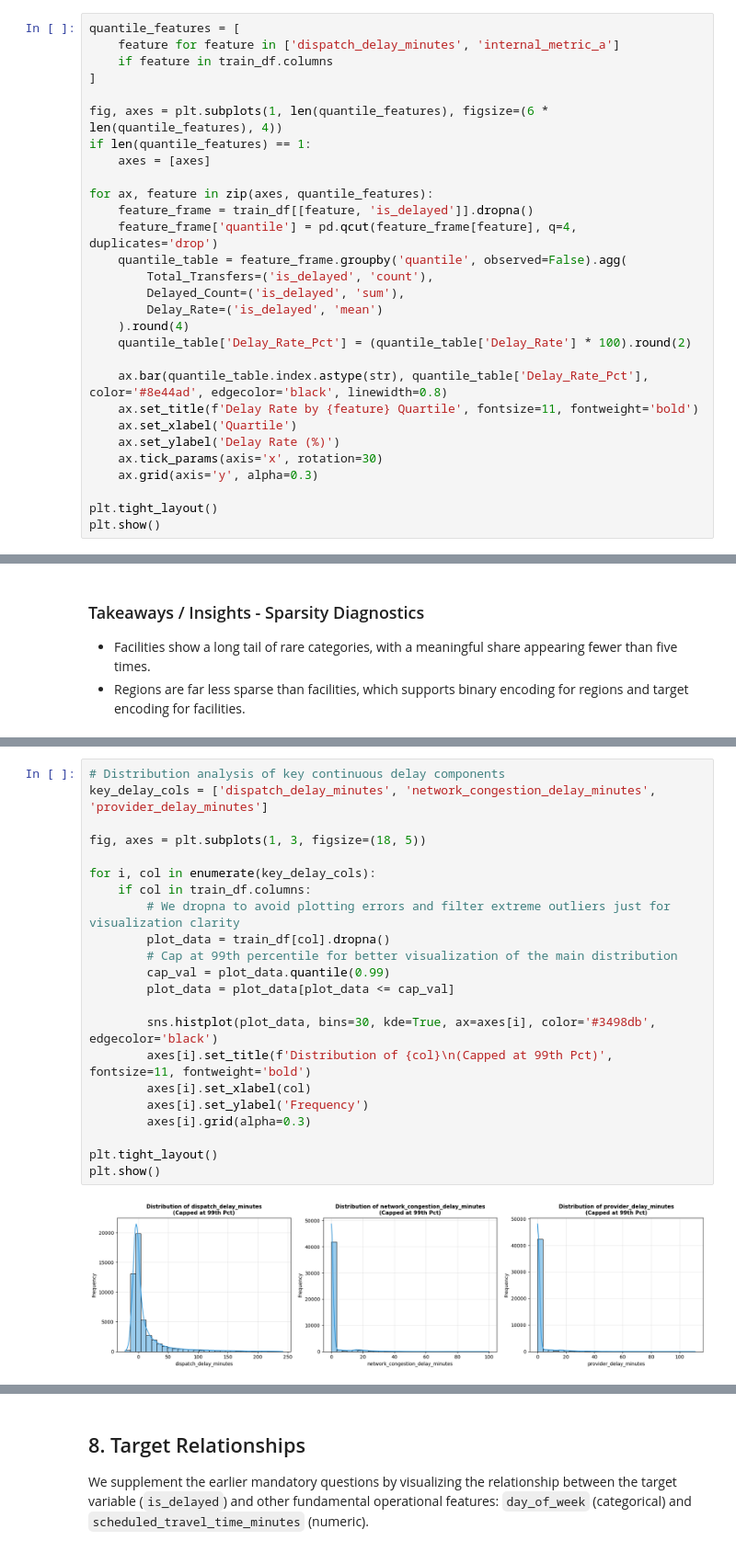
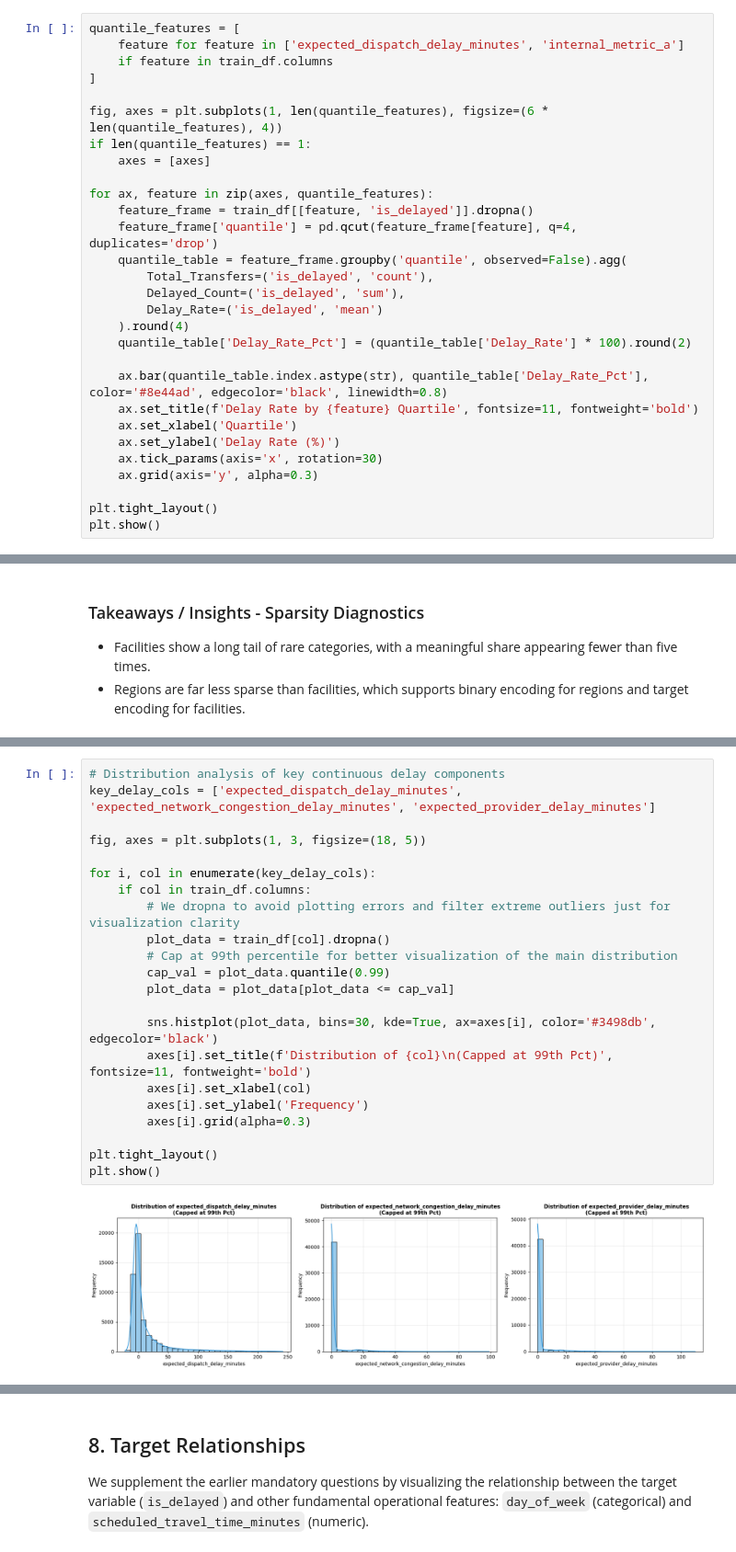
Before and after one commit to InbarKedem/final-project-intro-to-ml, a Jupyter notebook: task.ipynb, the cells around one changed output, grey strips where cells are left out. Shown at 92% size. Drawn from its saved outputs; the diff is of its cells as text.

```diff
--- a/task.ipynb
+++ b/task.ipynb
@@ -688,7 +648,7 @@ The strongest target relationships are the direct operational delay columns: `di
 We compare delay rates across quantiles to capture monotonic trends that Pearson correlation can miss.
 # %%
 quantile_features = [
-    feature for feature in ['dispatch_delay_minutes', 'internal_metric_a']
+    feature for feature in ['expected_dispatch_delay_minutes', 'internal_metric_a']
     if feature in train_df.columns
 ]
 
@@ -1031,27 +991,27 @@ To complement the targeted mandatory questions above, we conduct a focused distr
 # %%
 # Distribution analysis of key continuous delay components
-key_delay_cols = ['dispatch_delay_minutes', 'network_congestion_delay_minutes', 'provider_delay_minutes']
+key_delay_cols = ['expected_dispatch_delay_minutes', 'expected_network_congestion_delay_minutes', 'expected_provider_delay_minutes']
 
 fig, axes = plt.subplots(1, 3, figsize=(18, 5))
 
 for i, col in enumerate(key_delay_cols):
     if col in train_df.columns:
         # We dropna to avoid plotting errors and filter extreme outliers just for visualization clarity
         plot_data = train_df[col].dropna()
         # Cap at 99th percentile for better visualization of the main distribution
         cap_val = plot_data.quantile(0.99)
         plot_data = plot_data[plot_data <= cap_val]
 
         sns.histplot(plot_data, bins=30, kde=True, ax=axes[i], color='#3498db', edgecolor='black')
         axes[i].set_title(f'Distribution of {col}\n(Capped at 99th Pct)', fontsize=11, fontweight='bold')
         axes[i].set_xlabel(col)
         axes[i].set_ylabel('Frequency')
         axes[i].grid(alpha=0.3)
 
 plt.tight_layout()
 plt.show()
 # %% [output]
-[figure, old version]
+[figure, new version]
 # %% [markdown]
 ### Takeaways / Insights - Distribution Analysis
 
```
Also changed, not shown: parts of 33 cells of this notebook, 1 other file.
